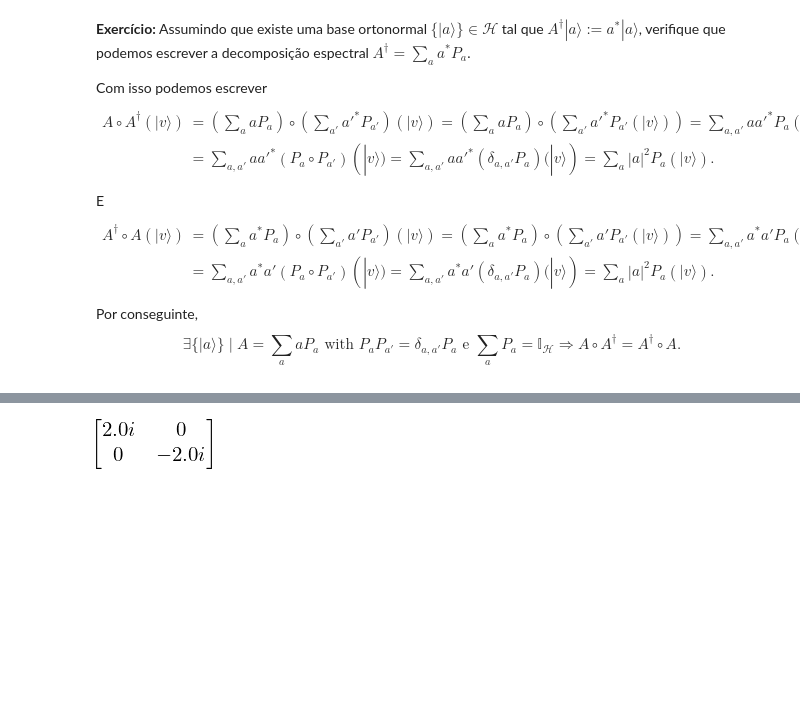
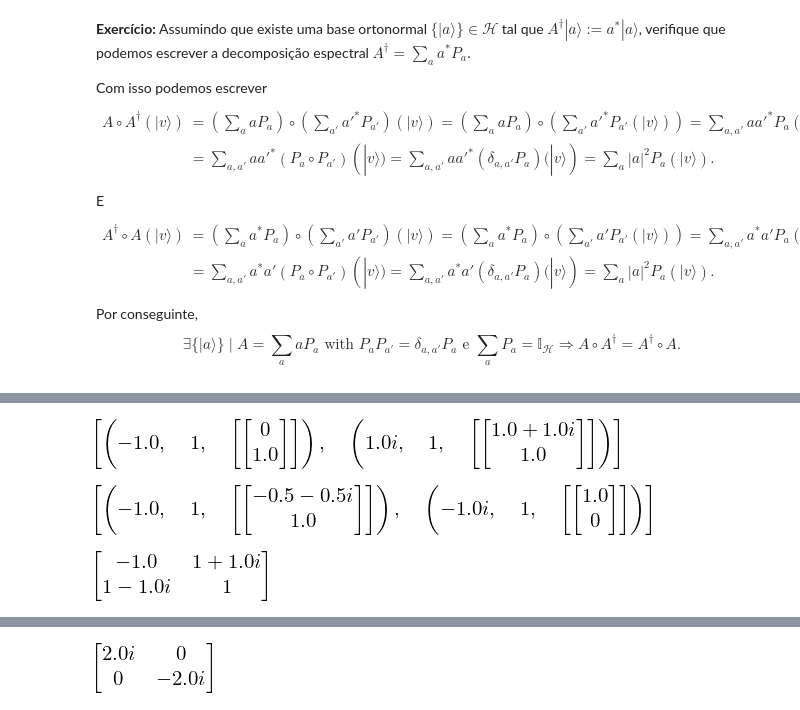
Before and after one commit to jonasmaziero/algebra_linear, a Jupyter notebook: 03_operators.ipynb, the cells around one changed output, grey strips where cells are left out. Cells and saved outputs as stored; diff of their text form; code cells hidden in the pictures; blank space fills up the shorter version.

```diff
--- a/03_operators.ipynb
+++ b/03_operators.ipynb
@@ -361,3 +362,21 @@ __Exercício:__ Verifique que a matriz $A = \begin{bmatrix} 0 & 1 & 0 \\ 1 & 0 &
+# %%
+A = Matrix([[1j, 0],[1,-1]])
+A
+A.eigenvects()
+# %% [output]
+[figure, added]
+# %%
+# Adjunta
+Ad = Matrix([[-1j, 1],[0,-1]])
+Ad
+Ad.eigenvects()
+# %% [output]
+[figure, added]
+# %%
+# Verificação de que A não é normal
+A*Ad-Ad*A
+# %% [output]
+[figure, added]
 # %% [markdown]
 # Operadores Hermitianos
 Esses são os operadores usados em Mecânica Quântica para descrever quantidades observáveis experimentalmente. Um operador linear $A:\mathcal{H}\rightarrow\mathcal{H}$ é dito Hermitiano se seu adjunto for ele próprio, i.e.,
```
Also changed, not shown: parts of 7 cells of this notebook, 15 other files.
